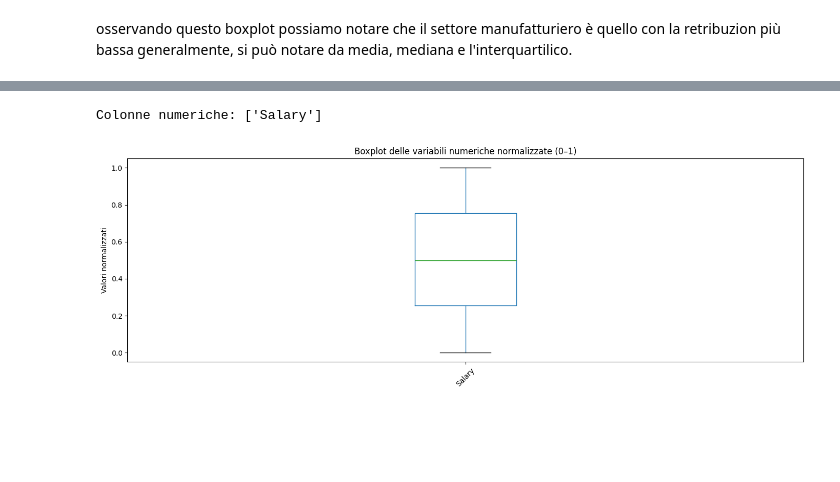
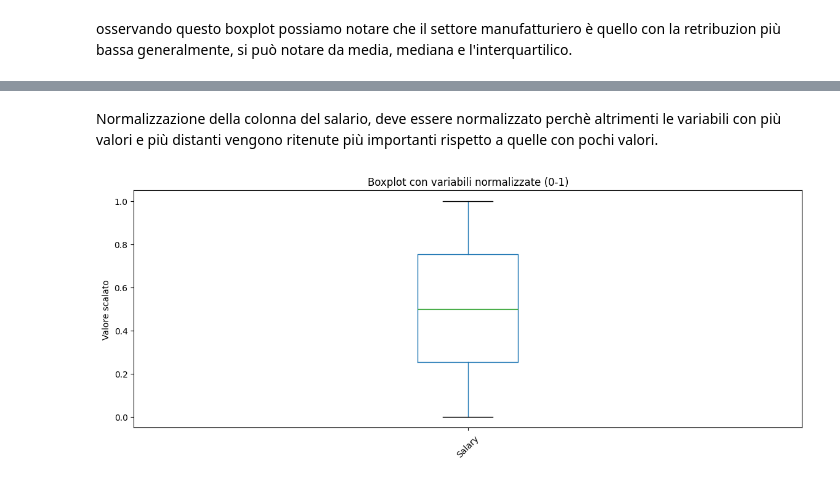
Before and after one commit to anna8987/jobrec, a Jupyter notebook: progettoJobrec.ipynb, the cells around one changed output, grey strips where cells are left out. Cells and saved outputs as stored; diff of their text form; code cells hidden in the pictures; blank space fills up the shorter version.

```diff
--- a/progettoJobrec.ipynb
+++ b/progettoJobrec.ipynb
@@ -200,29 +194,18 @@ Colonne numeriche: ['Salary']
-# %%
-from sklearn.preprocessing import MinMaxScaler
-import matplotlib.pyplot as plt
-
-# Seleziona colonne numeriche
-num_cols = df.select_dtypes(include='number').columns.tolist()
-print("Colonne numeriche:", num_cols)
-
-# Rimuove eventuali NaN
-df_num = df[num_cols].dropna()
-
-# Normalizzazione 0-1
-scaler = MinMaxScaler()
-df_scaled = pd.DataFrame(
-    scaler.fit_transform(df_num),
-    columns=num_cols
-)
-
-# Boxplot
-plt.figure(figsize=(14, 5))
-df_scaled.boxplot(rot=45, grid=False)
-
-plt.title('Boxplot delle variabili numeriche normalizzate (0–1)', fontsize=12)
-plt.ylabel('Valori normalizzati')
-plt.tight_layout()
-plt.show()
-# %% [output]
-Colonne numeriche: ['Salary']
-[figure, removed]
+# %% [markdown]
+Normalizzazione della colonna del salario, deve essere normalizzato perchè altrimenti le variabili con più valori e più distanti vengono ritenute più importanti rispetto a quelle con pochi valori.
+# %%
+scaler = MinMaxScaler()
+
+# Applica lo scaler e crea il nuovo DataFrame "scalato"
+df_scaled = pd.DataFrame(
+    scaler.fit_transform(df[num_cols]),
+    columns=num_cols
+)
+
+plt.figure(figsize=(14, 5))
+df_scaled.boxplot(rot=45, grid=False)
+plt.title('Boxplot con variabili normalizzate (0-1)', fontsize=12)
+plt.ylabel('Valore scalato')
+plt.show()
+# %% [output]
+[figure, added]
```
Also changed, not shown: parts of 14 cells of this notebook.
